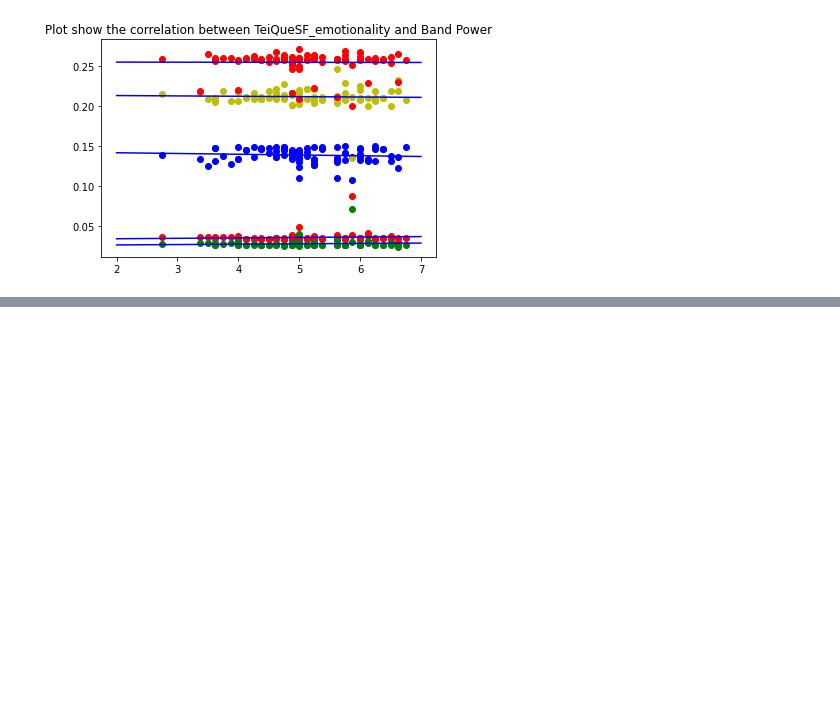
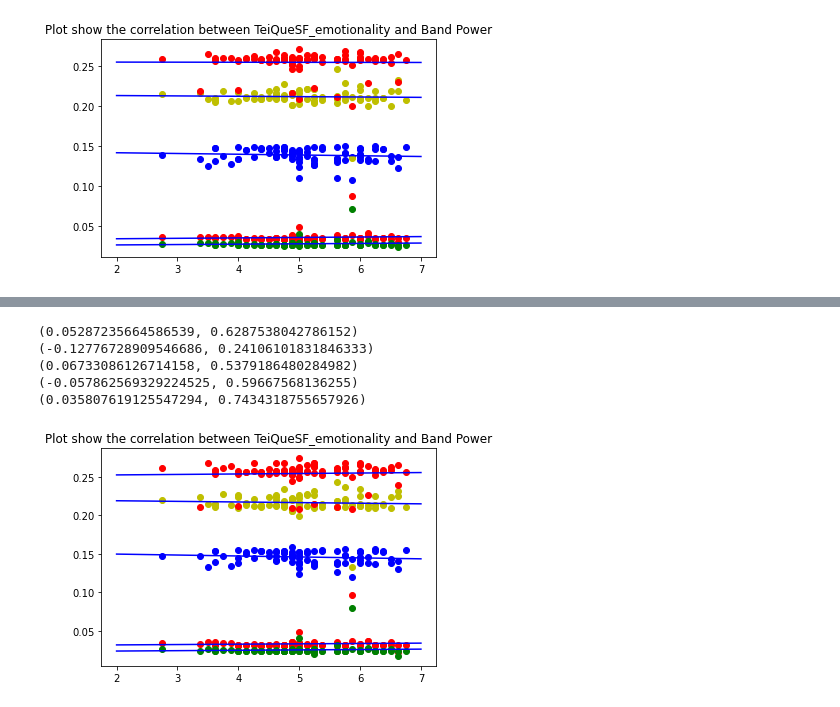
Before and after one commit to LaiaNO/EEG, a Jupyter notebook: 10_12_2020_Try.ipynb, the cells around one changed output, grey strips where cells are left out. Cells and saved outputs as stored; diff of their text form; code cells hidden in the pictures; blank space fills up the shorter version.

```diff
--- a/10_12_2020_Try.ipynb
+++ b/10_12_2020_Try.ipynb
@@ -123,0 +152,10 @@ for e in range(0,5):
+# %%
+chanels_betta_EO_C3, chanels_gama_EO_C3, chanels_alpha_EO_C3, chanels_theta_EO_C3, chanels_delta_EO_C3 = BanPoer_Epoch(EO_EC_Pacients_up, 0,1)
+# %%
+chanels_betta_EC_C3, chanels1_gama_EC_C3, chanels1_alpha_EC_C3, chanels1_theta_EC_C3, chanels1_delta_EC_C3 = BanPoer_Epoch(EO_EC_Pacients_up, 1,1)
+# %%
+lis_bands =[chanels_betta_EO_C3, chanels_gama_EO_C3, chanels_alpha_EO_C3, chanels_theta_EO_C3, chanels_delta_EO_C3 ]
+pi_x_patient=[]
+for e in range(0,5):
+    eo_betta_pi = calcul(names, sorted_list_EO_up, TeiQueSF_emotionality, lis_bands[e], 2, 7, colors[e])
+    pi_x_patient.append(eo_betta_pi)
@@ -123,0 +169,13 @@ for e in range(0,5):
+# %%
+lis_bands =[chanels_betta_EC_C3, chanels1_gama_EC_C3, chanels1_alpha_EC_C3, chanels1_theta_EC_C3, chanels1_delta_EC_C3]
+pi_x_patient=[]
+for e in range(0,5):
+    eo_betta_pi = calcul(names, sorted_list_EO_up, TeiQueSF_emotionality, lis_bands[e], 2, 7, colors[e])
+    pi_x_patient.append(eo_betta_pi)
+# %% [output]
+(0.05287235664586539, 0.6287538042786152)
+(-0.12776728909546686, 0.24106101831846333)
+(0.06733086126714158, 0.5379186480284982)
+(-0.057862569329224525, 0.59667568136255)
+(0.035807619125547294, 0.7434318755657926)
+[figure, added]
```
Also changed, not shown: parts of 5 cells of this notebook.
